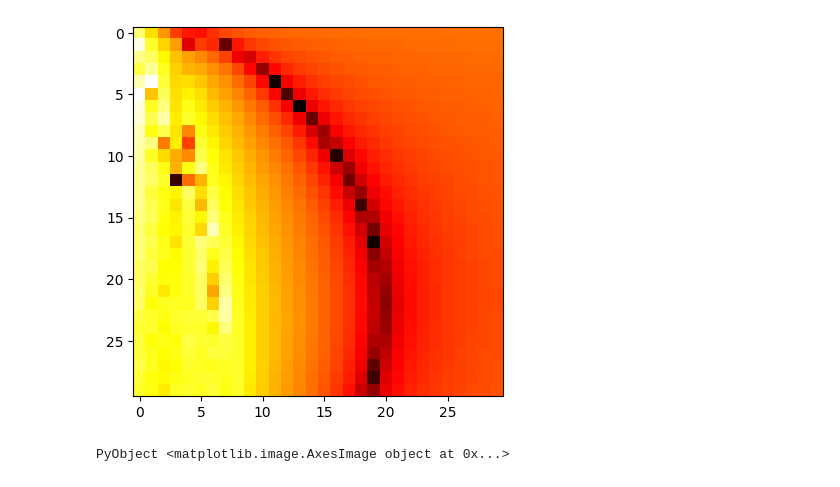
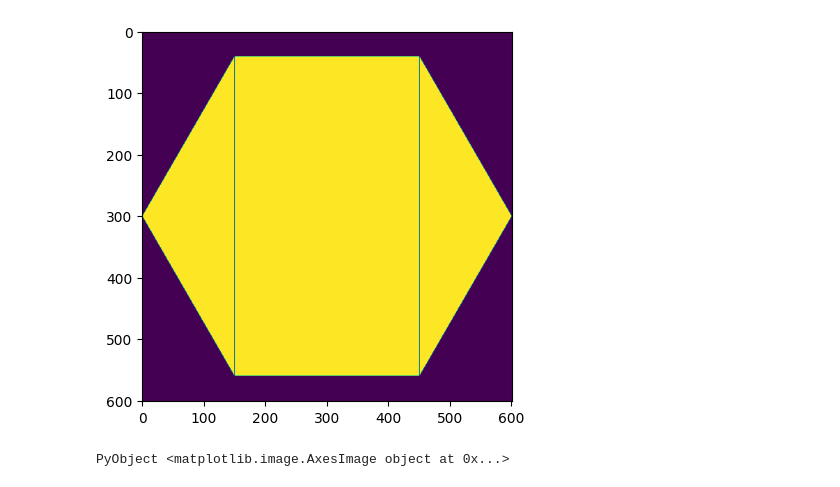
Before and after one commit to AliGhorashiCMT/Plasmons_Paper, a Jupyter notebook: Sanity Checks/Twisted Bilayer Graphene.ipynb, the cells around one changed output. Cells and saved outputs as stored; diff of their text form; code cells hidden in the pictures.

Commit message:
Added TBG Plots

```diff
--- a/Sanity Checks/Twisted Bilayer Graphene.ipynb
+++ b/Sanity Checks/Twisted Bilayer Graphene.ipynb
@@ -54,5 +14,15 @@ end
-# %%
-imshow(log.(abs.(epsilon_array_kk)), cmap="hot")
-# %% [output]
-[figure, removed]
-PyObject <matplotlib.image.AxesImage object at 0x...>
+# %%
+bzone = zeros(601, 601)
+
+for i in -300:300
+    x = Klevitov*i/300
+    for j in -300:300
+        y = Klevitov*j/300
+        bzone[j+301, i+301] = JJDFTX.heaviside(JJDFTX.limit_up_levitov(x)-y)*JJDFTX.heaviside(-JJDFTX.limit_dn_levitov(x)+y)
+    end
+end
+# %%
+imshow(bzone)
+# %% [output]
+[figure, added]
+PyObject <matplotlib.image.AxesImage object at 0x...>
```
Also changed, not shown: parts of 12 cells of this notebook, 1 other file.
